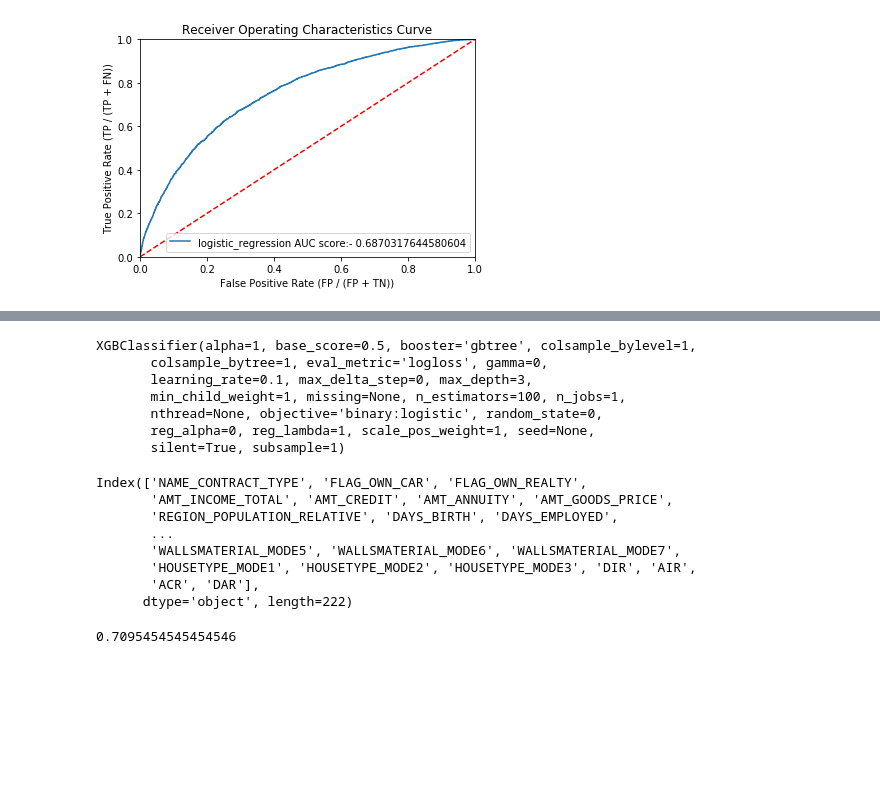
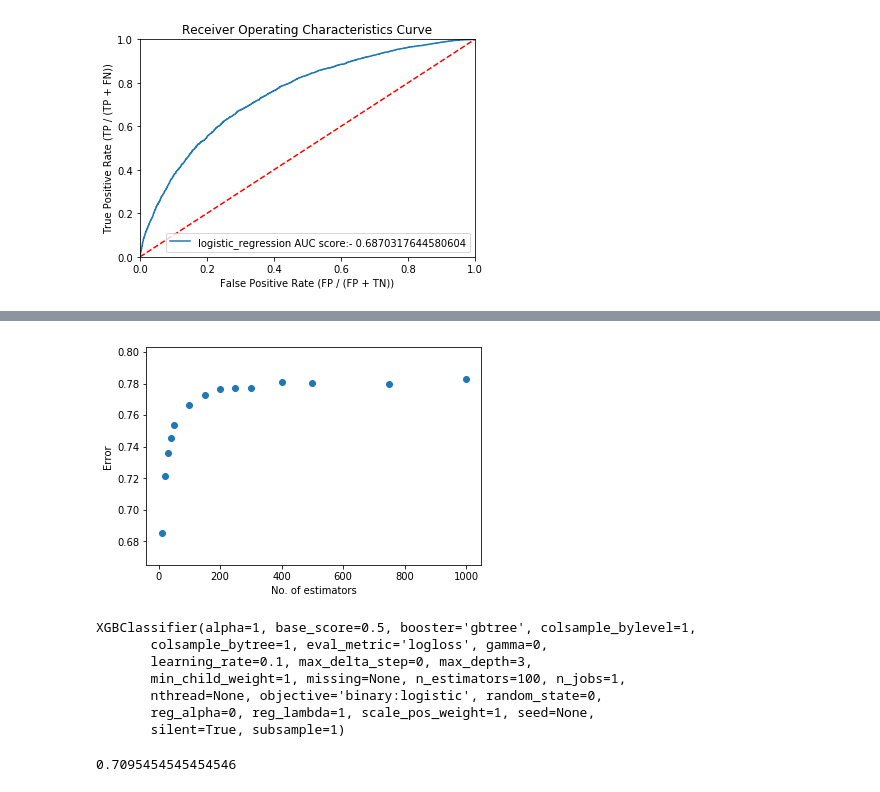
Before and after one commit to shashvat-kedia/Credit-Default-Risk-Prediction, a Jupyter notebook: CreditDefaultRiskPrediction.ipynb, the cells around one changed output, grey strips where cells are left out. Drawn from its saved outputs; the diff is of its cells as text; code cells hidden in the pictures; blank space fills up the shorter version.

```diff
--- a/CreditDefaultRiskPrediction.ipynb
+++ b/CreditDefaultRiskPrediction.ipynb
@@ -415,3 +490,10 @@ avg / total       0.65      0.67      0.65     11000
+# %%
+plt.scatter(no_of_trees,error)
+plt.xlabel("No. of estimators")
+plt.ylabel("Error")
+plt.savefig("error_vs_nestimators.jpg")
+# %% [output]
+[figure, added]
 # %%
 boosting = XGBClassifier(alpha=1,eval_metric='logloss')
 boosting.fit(X_train,y_train)
@@ -423,17 +505,6 @@ XGBClassifier(alpha=1, base_score=0.5, booster='gbtree', colsample_bylevel=1,
        nthread=None, objective='binary:logistic', random_state=0,
        reg_alpha=0, reg_lambda=1, scale_pos_weight=1, seed=None,
        silent=True, subsample=1)
-# %%
-X_train.columns
-# %% [output]
-Index(['NAME_CONTRACT_TYPE', 'FLAG_OWN_CAR', 'FLAG_OWN_REALTY',
-       'AMT_INCOME_TOTAL', 'AMT_CREDIT', 'AMT_ANNUITY', 'AMT_GOODS_PRICE',
-       'REGION_POPULATION_RELATIVE', 'DAYS_BIRTH', 'DAYS_EMPLOYED',
-       ...
-       'WALLSMATERIAL_MODE5', 'WALLSMATERIAL_MODE6', 'WALLSMATERIAL_MODE7',
-       'HOUSETYPE_MODE1', 'HOUSETYPE_MODE2', 'HOUSETYPE_MODE3', 'DIR', 'AIR',
-       'ACR', 'DAR'],
-      dtype='object', length=222)
 # %%
 pred = boosting.predict(X_test)
 accuracy_score(y_test,pred)
```
Also changed, not shown: parts of 7 cells of this notebook, 16 other files.
